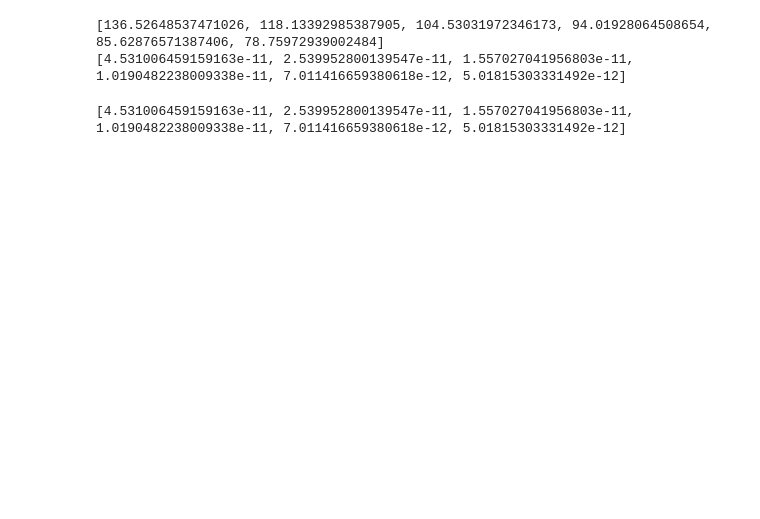
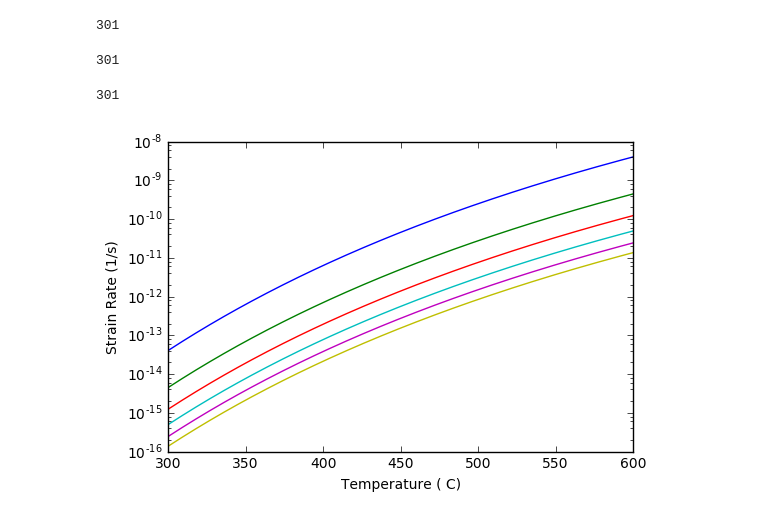
Before and after one commit to usgs/gmeg-shearzone-flowstress, a Jupyter notebook: Compile_code.ipynb, the cells around one changed output. Cells and saved outputs as stored; diff of their text form; code cells hidden in the pictures; blank space fills up the shorter version.

Commit message:
making plotting functions

```diff
--- a/Compile_code.ipynb
+++ b/Compile_code.ipynb
@@ -100,11 +100,12 @@ class FugacityCalculator():
             pressures = np.array(pressure_values)*1.0E6
         return pressures
 
+    #This still only works with a constant pressure value. Put on fix-it list.
     def combine_temp_and_pressure_values(self):
         all_values = []
         if len(self.temperature)>1:
             for i,temp in enumerate(self.temperature):
-                temp_and_pressure = (temp,self.pressure[i])
+                temp_and_pressure = (temp, float(self.pressure))
                 all_values.append(temp_and_pressure)
         else:
               all_values = (float(self.temperature), float(self.pressure))
@@ -174,15 +184,18 @@ def calculate_strain_rate(differential_stress, fugacity_calculations, flow_law=N
             strain_rate.append(srn)
     return strain_rate
 # %%
-grain_size = [5, 6, 7, 8, 9, 10]
+grain_size = [15]
 s = calculate_differential_stress(grain_size)
-print(s)
-sr = calculate_strain_rate(s, fugacity_calculations, flow_law='H01')
+# print(s)
+sr15 = calculate_strain_rate(s, fugacity_calculations, flow_law='H01')
 
-print(sr)
+#print(sr)
+print(len(sr))
+#print(fugacity_calculations)
+len(fugacity_calculations)
 
 # srn = [np.float64(sr).item()] #convert from numpy to native python
 # %% [output]
-[136.52648537471026, 118.13392985387905, 104.53031972346173, 94.01928064508654, 85.62876571387406, 78.75972939002484]
-[4.531006459159163e-11, 2.539952800139547e-11, 1.557027041956803e-11, 1.0190482238009338e-11, 7.011416659380618e-12, 5.01815303331492e-12]
+301
+301
 # %%
@@ -202,7 +215,5 @@ def calculate_slip_rate(strain_rate, width): #width in m, output of mm/yr
 # %%
 
 v = calculate_slip_rate(sr, width)
-print(sr)
+#print(v)
-# %% [output]
-[4.531006459159163e-11, 2.539952800139547e-11, 1.557027041956803e-11, 1.0190482238009338e-11, 7.011416659380618e-12, 5.01815303331492e-12]
 # %%
@@ -240,0 +248,5 @@ print(w)
+# %%
+
+len(accumulated_strain_rates[0])
+# %% [output]
+301
@@ -240,0 +265,34 @@ print(w)
+# %%
+# Work on plotting functions
+
+import matplotlib.pyplot as plt
+from matplotlib import cm
+
+
+
+fig = plt.figure()
+
+colors = iter(cm.gray(np.linspace(0, 1, len(sr))))#set color ramp to jet with a line spacing of length e
+
+plt.gca().set_yscale('log') #set y axis to log
+
+
+
+plt.plot(temperature, sr5) #, color=next(colors))# , linestyle=lstyles[i] )#marker=markers[i],
+plt.plot(temperature, sr10)
+plt.plot(temperature, sr15)
+plt.plot(temperature, sr20)
+plt.plot(temperature, sr25)
+plt.plot(temperature, sr30)
+
+
+
+
+
+plt.xlabel('Temperature ( C)')
+plt.ylabel('Strain Rate (1/s)')
+
+
+plt.show()
+# %% [output]
+[figure, added]
```
Also changed, not shown: parts of 7 cells of this notebook, 1 other file.
